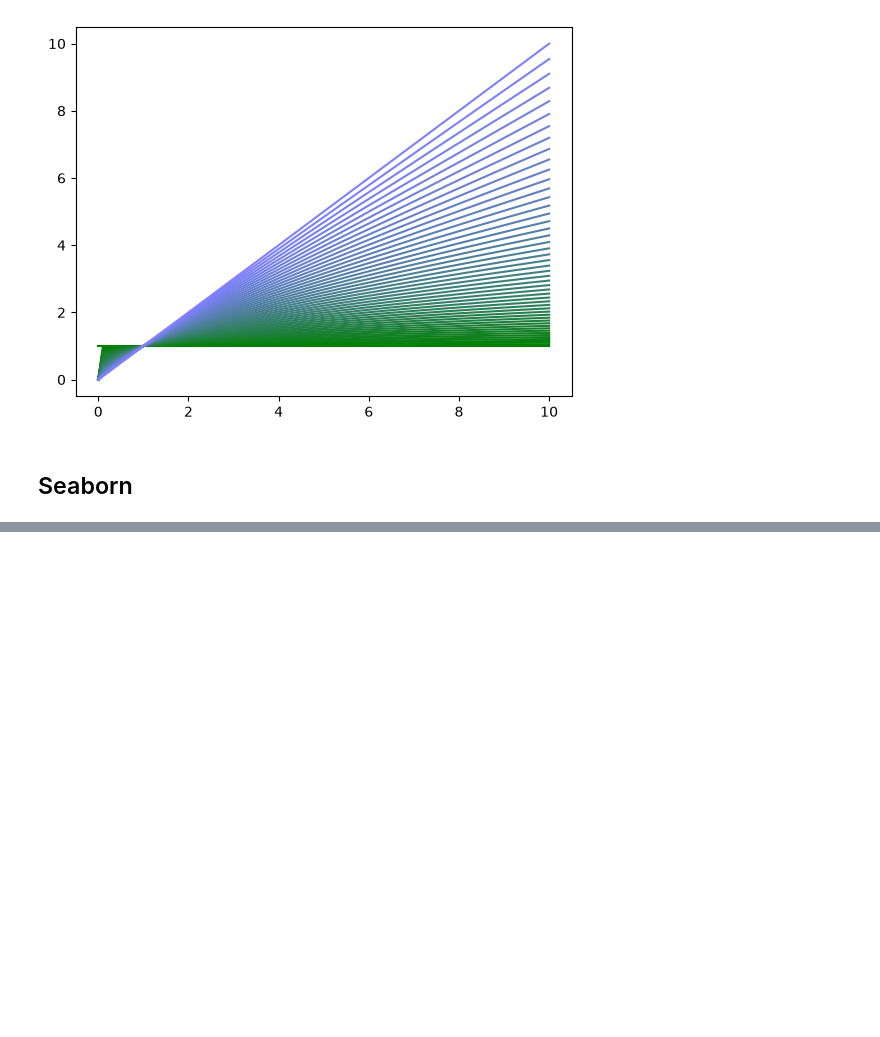
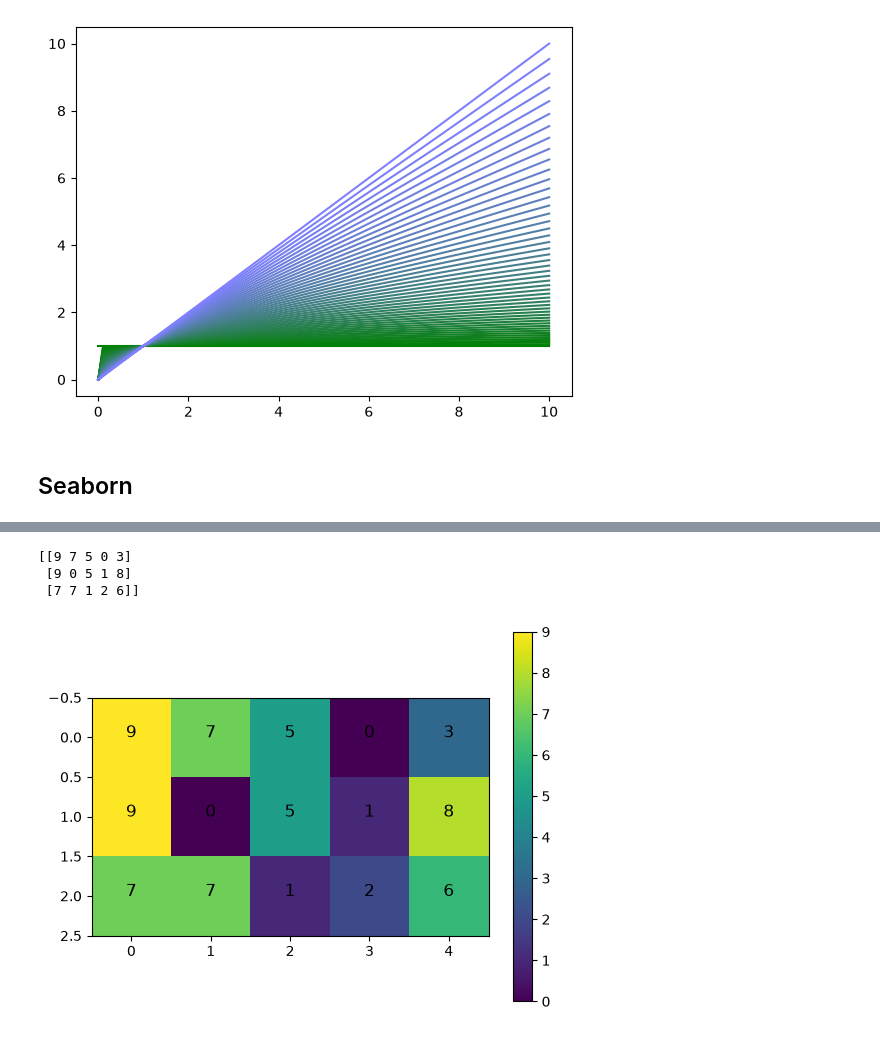
Before and after one commit to ISO158/udemy-deep-learning-cohen, a Jupyter notebook: 00-intro_python/text_plots.ipynb, the cells around one changed output, grey strips where cells are left out. Saved outputs shown, nothing was run; the diff lists cells and outputs as text; code cells hidden in the pictures; blank space fills up the shorter version.

```diff
--- a/00-intro_python/text_plots.ipynb
+++ b/00-intro_python/text_plots.ipynb
@@ -253,0 +286,22 @@ y3 = np.exp(-10*x**2)
+# %%
+m,n = 3,5
+
+M = np.random.randint(10,size=(m,n))
+print(M)
+
+plt.imshow(M); # mostrar dados em matrizes usando cor
+
+for i in range(m):
+    for j in range(n):
+        plt.text(j,i,str(M[i,j]), fontsize=12,
+                 horizontalalignment='center')
+
+# plt.text(0,1,'hi') # adiciono um text na posição 0,1
+
+plt.colorbar()
+plt.show()
+# %% [output]
+[[9 7 5 0 3]
+ [9 0 5 1 8]
+ [7 7 1 2 6]]
+[figure, added]
```
Also changed, not shown: parts of 11 cells of this notebook.
